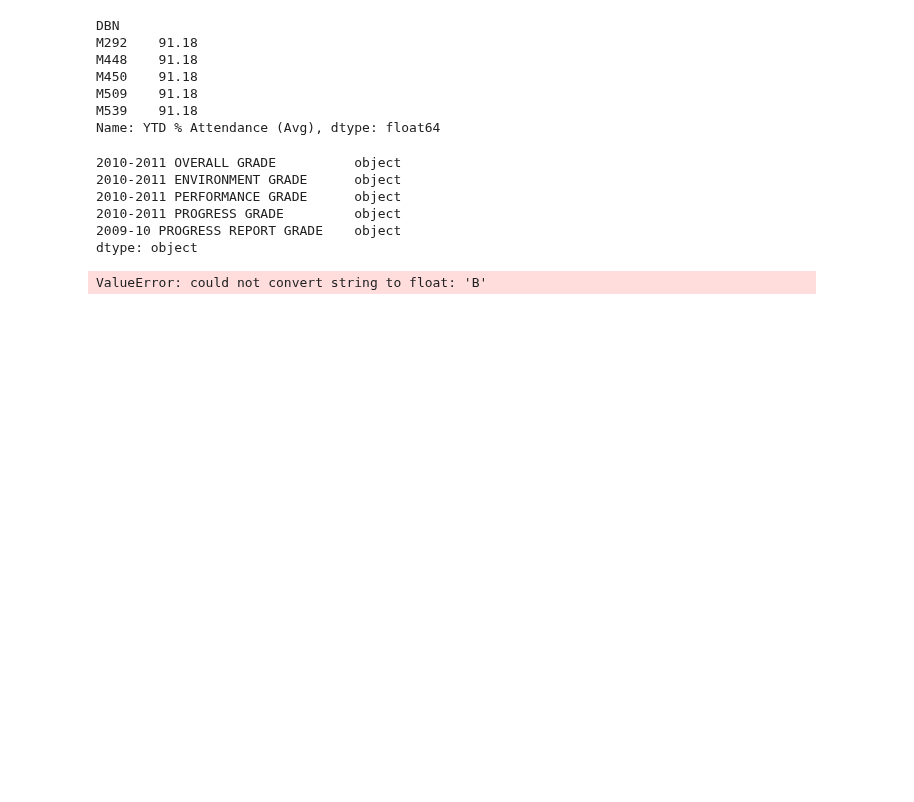
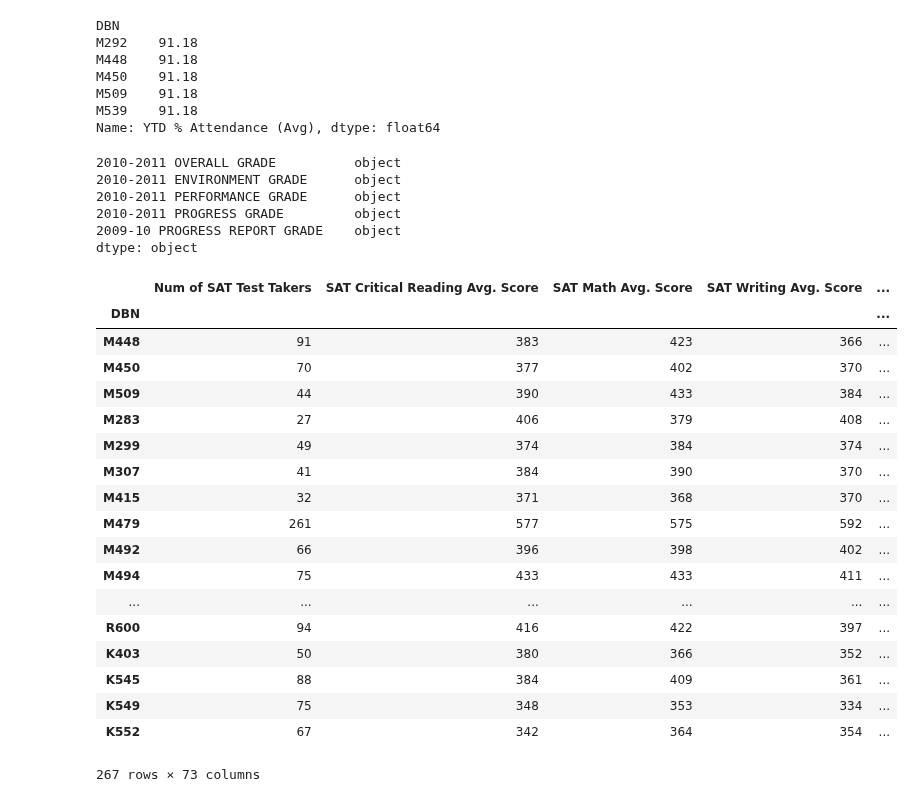
Before and after one commit to ckyko/CSC59970Project, a Jupyter notebook: WaiLoon_Chong_verison.ipynb, the cells around one changed output. Cells and saved outputs as stored; diff of their text form; code cells hidden in the pictures; blank space fills up the shorter version.

```diff
--- a/WaiLoon_Chong_verison.ipynb
+++ b/WaiLoon_Chong_verison.ipynb
@@ -530,5 +531,7 @@ final.dtypes[final.dtypes.map(lambda x: x=='object')]
 2009-10 PROGRESS REPORT GRADE    object
 dtype: object
 # %%
-gradeCols = ['2010-2011 OVERALL GRADE','2010-2011 ENVIRONMENT GRADE','2010-2011 PERFORMANCE GRADE','2009-10 PROGRESS REPORT GRADE']
+gradeCols = ['2010-2011 OVERALL GRADE','2010-2011 ENVIRONMENT GRADE','2010-2011 PERFORMANCE GRADE','2010-2011 PROGRESS GRADE', '2009-10 PROGRESS REPORT GRADE']
+# %%
+final = final.drop(gradeCols, axis=1)
 # %%
@@ -536,10 +539,32 @@ grades = np.array(final[gradeCols].values)
 # %%
-for c in gradeCols:
-    for g in grades:
-        colName = c + "_is_" + str(g)
-        final[colName] = pd.Series(data=final[c].map(lambda x: 1 if x is g else -1))
+#for c in gradeCols:
+#    for g in grades:
+#        colName = c + "_is_" + str(g)
+ #       final[colName] = pd.Series(data=final[c].map(lambda x: 1 if x is g else -1))
 # %%
 final.drop(['SAT Critical Reading Avg. Score','SAT Math Avg. Score','SAT Writing Avg. Score'],axis=1).to_csv('train.csv')
+# %%
+final.dropna()
+# %% [output]
+|  | Num of SAT Test Takers | SAT Critical Reading Avg. Score | SAT Math Avg. Score | SAT Writing Avg. Score | ... |
+| DBN |  |  |  |  | ... |
+| M448 | 91 | 383 | 423 | 366 | ... |
+| M450 | 70 | 377 | 402 | 370 | ... |
+| M509 | 44 | 390 | 433 | 384 | ... |
+| M283 | 27 | 406 | 379 | 408 | ... |
+| M299 | 49 | 374 | 384 | 374 | ... |
+| M307 | 41 | 384 | 390 | 370 | ... |
+| M415 | 32 | 371 | 368 | 370 | ... |
+| M479 | 261 | 577 | 575 | 592 | ... |
+| M492 | 66 | 396 | 398 | 402 | ... |
+| M494 | 75 | 433 | 433 | 411 | ... |
+| ... | ... | ... | ... | ... | ... |
+| R600 | 94 | 416 | 422 | 397 | ... |
+| K403 | 50 | 380 | 366 | 352 | ... |
+| K545 | 88 | 384 | 409 | 361 | ... |
+| K549 | 75 | 348 | 353 | 334 | ... |
+| K552 | 67 | 342 | 364 | 354 | ... |
+267 rows × 73 columns
 # %%
 #final.filter(['Critical Reading Mean','Mathematics Mean','Writing Mean']).to_csv('target.csv')
 final.filter(['SAT Critical Reading Avg. Score','SAT Math Avg. Score','SAT Writing Avg. Score'],axis=1).to_csv('target.csv')
@@ -549,10 +574,8 @@ target = final.filter(['SAT Critical Reading Avg. Score'])
 #train = final.drop(['Critical Reading Mean','Mathematics Mean','Writing Mean'],axis=1)
 train = final.drop(['SAT Critical Reading Avg. Score','SAT Math Avg. Score','SAT Writing Avg. Score'],axis=1)
 # %%
-model = RandomForestRegressor(n_estimators=100, n_jobs=-1)
-model.fit(train, target)
+#model = RandomForestRegressor(n_estimators=100, n_jobs=-1)
+#model.fit(train, target)
-# %% [output]
-ValueError: could not convert string to float: 'B'
 # %%
 #predictions = np.array(model.predict(train))
 #rmse = math.sqrt(np.mean((np.array(target.values) - predictions)**2))
```
Also changed, not shown: parts of 5 cells of this notebook, 1 other file.
